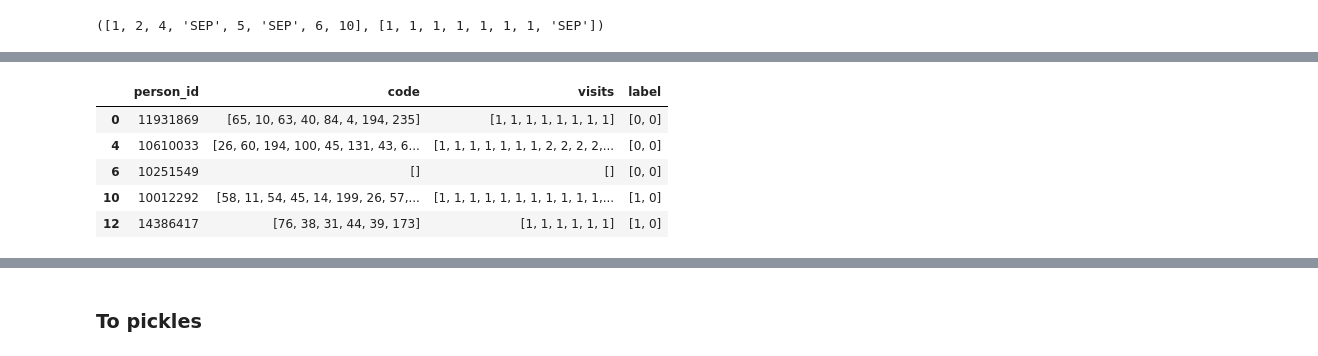
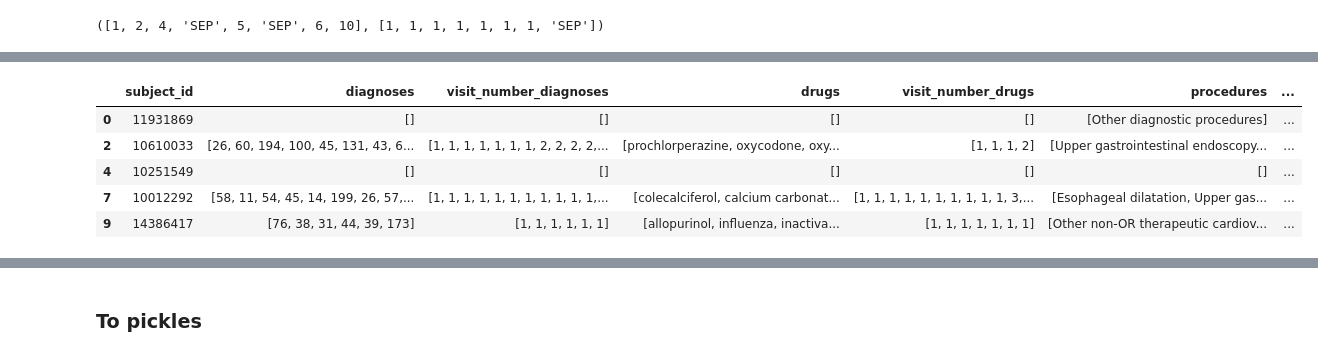
Before and after one commit to Junior41/CPLLM, a Jupyter notebook: medbert-multitask-data-extraction.ipynb, the cells around one changed output, grey strips where cells are left out. Cells and saved outputs as stored; diff of their text form; code cells hidden in the pictures.

```diff
--- a/medbert-multitask-data-extraction.ipynb
+++ b/medbert-multitask-data-extraction.ipynb
@@ -262,7 +400,7 @@ print(len(all_codes) - total_count)
 # %%
 def target_disease_in_first_visit(row):
-    codes = row.code
-    visits_num = row.visits
+    codes = row.diagnoses
+    visits_num = row.visit_number_diagnoses
     indexes_to_remove = []
     for code, visit in zip(codes, visits_num):
         if code in TARGET_DISEASE_IDS and visit == 1:
@@ -272,7 +410,7 @@ def target_disease_in_first_visit(row):
 for x in (train_df, validation_df, test_df):
     mask = x.apply(target_disease_in_first_visit, axis=1)
     x.drop(index=x[mask].index, inplace=True)
-    x.drop(x[x['visits'].apply(lambda x: x.count('SEP') < 2)].index, inplace=True)  # Remove rows with only one visit.
+    x.drop(x[x['visit_number_diagnoses'].apply(lambda x: x.count('SEP') < 2)].index, inplace=True)  # Remove rows with only one visit.
 
 train_df.shape
 # %% [output]
@@ -285,7 +423,10 @@ train_df.shape, validation_df.shape, test_df.shape
 ### To medbert pickle format for fine-tuning
 # %%
 def find_start_index_of_visit(visits, visit_num_to_predict):
-    return visits.index(visit_num_to_predict)
+    try:
+        return visits.index(visit_num_to_predict)
+    except ValueError:
+        return len(visits)
 
 def get_history(codes, visits, visit_num_to_predict):
     index = find_start_index_of_visit(visits, visit_num_to_predict)
@@ -295,6 +436,6 @@ get_history([1, 2, 4, 'SEP', 5, 'SEP', 6, 10, 'SEP'], [1, 1, 1, 1, 1, 1, 1, 'SEP
 # %% [output]
 ([1, 2, 4, 'SEP', 5, 'SEP', 6, 10], [1, 1, 1, 1, 1, 1, 1, 'SEP'])
 # %%
-patient_labels = train_df.loc[train_df["person_id"] == 12716734]
+patient_labels = train_df.loc[train_df["subject_id"] == 12716734]
 patient_labels
 # %% [output]
@@ -387,5 +536,24 @@ def preprocess_patient_data(row):
 # %%
-for x in (train_df, validation_df, test_df):
-    x[['code', 'visits', 'label']] = x.apply(preprocess_patient_data, axis=1, result_type='expand')
+REQUIRED_COLS = [
+    "subject_id",
+    "diagnoses",
+    "visit_number_diagnoses",
+    "drugs",
+    "visit_number_drugs",
+    "procedures",
+    "visit_number_procedures",
+    "label"
+]
+
+for df in [train_df, validation_df, test_df]:
+    for col in REQUIRED_COLS:
+        if col not in df.columns:
+            df[col] = None
+
+
+train_df = train_df.apply(preprocess_patient_data, axis=1)
+validation_df = validation_df.apply(preprocess_patient_data, axis=1)
+test_df = test_df.apply(preprocess_patient_data, axis=1)
+
 train_df
 # %% [output]
@@ -431,29 +599,29 @@ from collections import Counter
 #Counter(train_df['label'])
 # %%
 def filter_sep(row):
-    codes = row.code
-    visits_num = row.visits
+    codes = row.diagnoses
+    visits_num = row.visit_number_diagnoses
     indexes_to_remove = []
     assert len(codes) == len(visits_num)
     for index, code in enumerate(codes):
         if code == 'SEP':
             indexes_to_remove.append(index)
     assert len(codes) == len(visits_num)
     codes = [code for i, code in enumerate(codes) if i not in indexes_to_remove]
     visits_num = [num for i, num in enumerate(visits_num) if i not in indexes_to_remove]
     assert len(codes) == len(visits_num)
     return codes, visits_num
 
 for x in (train_df, validation_df, test_df):
-    x[['code', 'visits']] = x.apply(filter_sep, axis=1, result_type='expand')
+    x[['diagnoses', 'visit_number_diagnoses']] = x.apply(filter_sep, axis=1, result_type='expand')
 
 train_df.head()
 # %% [output]
-|  | person_id | code | visits | label |
-| 0 | 11931869 | [65, 10, 63, 40, 84, 4, 194, 235] | [1, 1, 1, 1, 1, 1, 1, 1] | [0, 0] |
-| 4 | 10610033 | [26, 60, 194, 100, 45, 131, 43, 6... | [1, 1, 1, 1, 1, 1, 1, 2, 2, 2, 2,... | [0, 0] |
-| 6 | 10251549 | [] | [] | [0, 0] |
-| 10 | 10012292 | [58, 11, 54, 45, 14, 199, 26, 57,... | [1, 1, 1, 1, 1, 1, 1, 1, 1, 1, 1,... | [1, 0] |
-| 12 | 14386417 | [76, 38, 31, 44, 39, 173] | [1, 1, 1, 1, 1, 1] | [1, 0] |
+|  | subject_id | diagnoses | visit_number_diagnoses | drugs | visit_number_drugs | procedures | ... |
+| 0 | 11931869 | [] | [] | [] | [] | [Other diagnostic procedures] | ... |
+| 2 | 10610033 | [26, 60, 194, 100, 45, 131, 43, 6... | [1, 1, 1, 1, 1, 1, 1, 2, 2, 2, 2,... | [prochlorperazine, oxycodone, oxy... | [1, 1, 1, 2] | [Upper gastrointestinal endoscopy... | ... |
+| 4 | 10251549 | [] | [] | [] | [] | [] | ... |
+| 7 | 10012292 | [58, 11, 54, 45, 14, 199, 26, 57,... | [1, 1, 1, 1, 1, 1, 1, 1, 1, 1, 1,... | [colecalciferol, calcium carbonat... | [1, 1, 1, 1, 1, 1, 1, 1, 1, 1, 3,... | [Esophageal dilatation, Upper gas... | ... |
+| 9 | 14386417 | [76, 38, 31, 44, 39, 173] | [1, 1, 1, 1, 1, 1] | [allopurinol, influenza, inactiva... | [1, 1, 1, 1, 1, 1, 1] | [Other non-OR therapeutic cardiov... | ... |
 # %%
 # Remove linhas onde code == []
```
Also changed, not shown: parts of 35 cells of this notebook, 2 other files.
